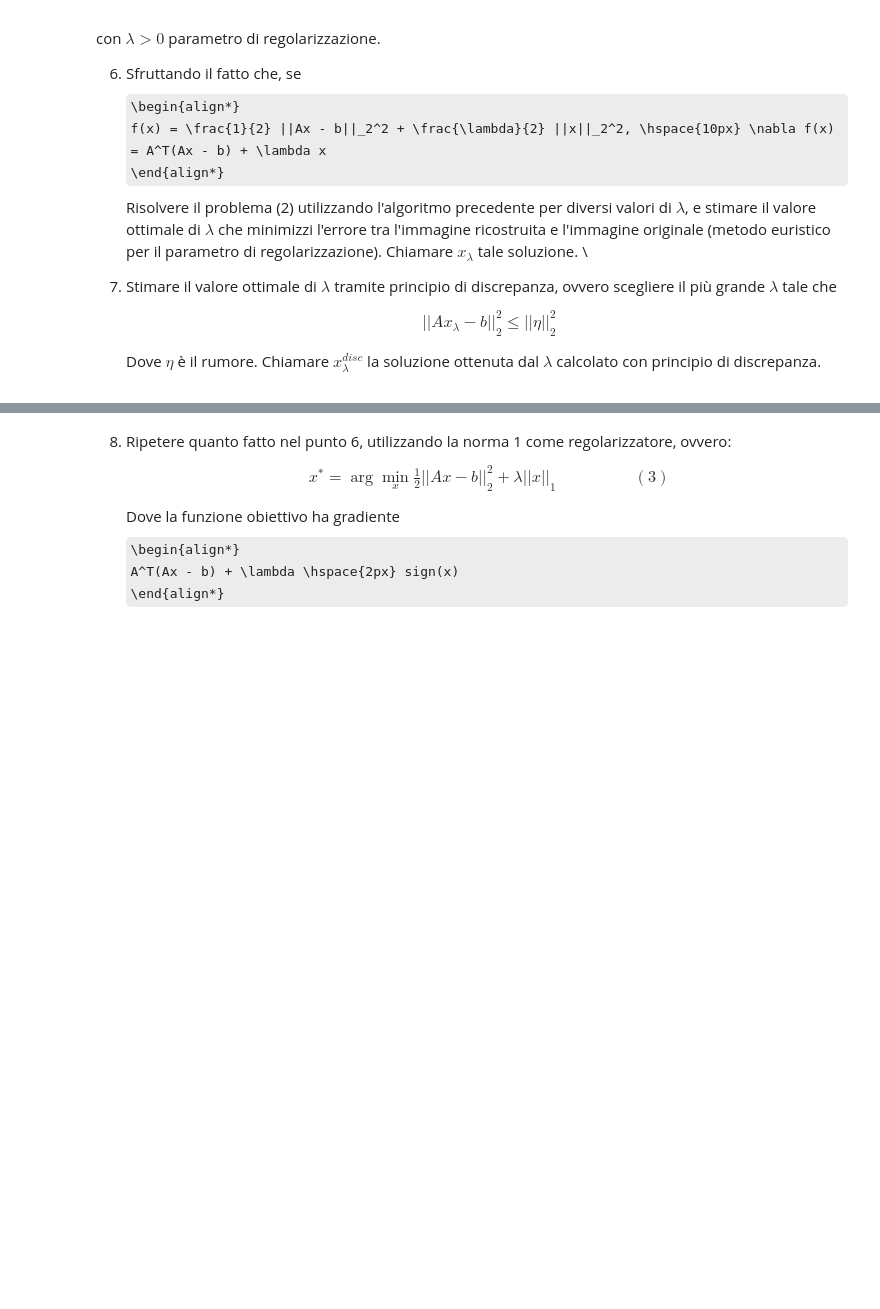
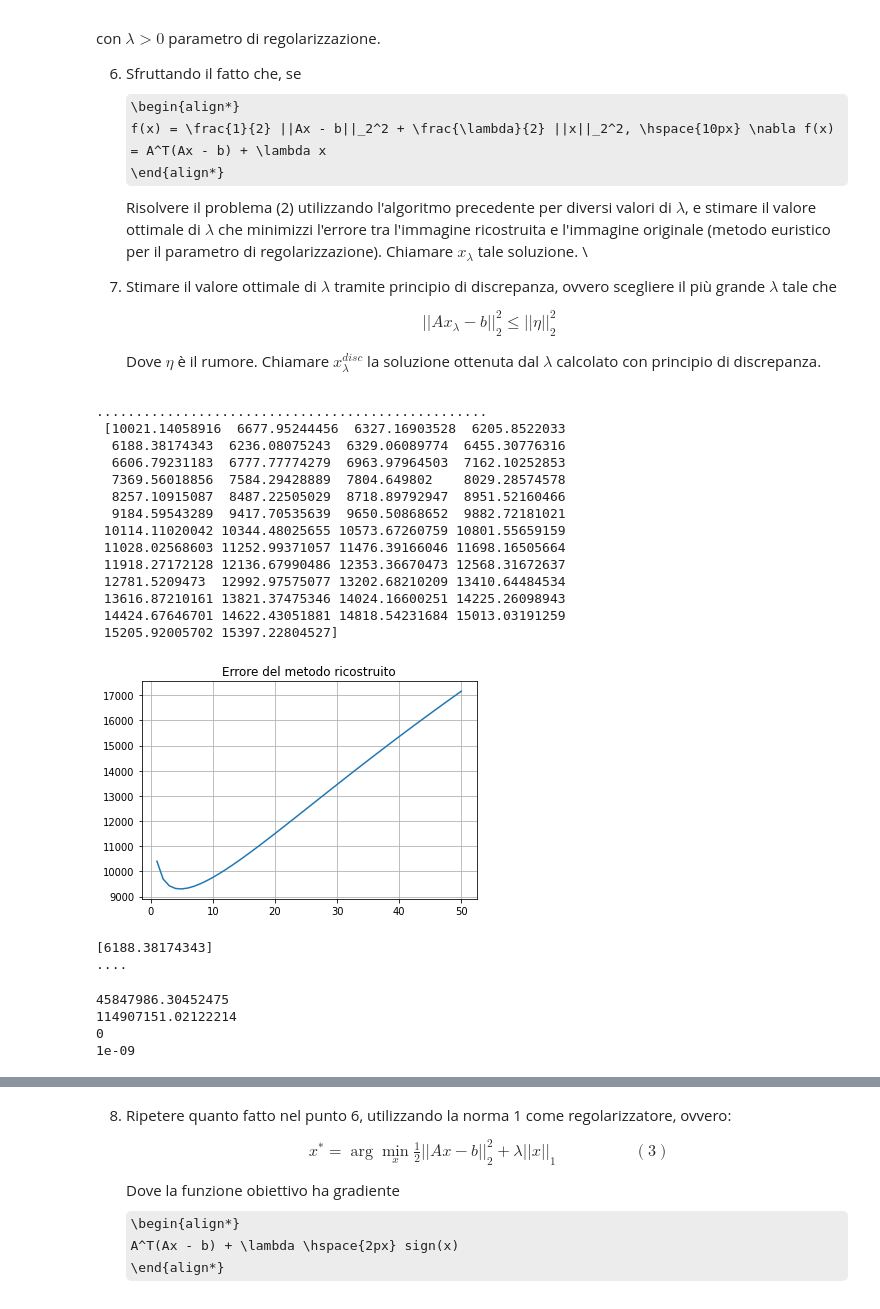
Before and after one commit to lucadonnoh/progetto-deblur, a Jupyter notebook: Progetto_Deblur_CN.ipynb, the cells around one changed output, grey strips where cells are left out. Saved outputs shown, nothing was run; the diff lists cells and outputs as text; code cells hidden in the pictures; some formulas as TeX source; blank space fills up the shorter version.

```diff
--- a/Progetto_Deblur_CN.ipynb
+++ b/Progetto_Deblur_CN.ipynb
@@ -259,3 +257,38 @@ Risolvere il problema (2) utilizzando l'algoritmo precedente per diversi valori
   ||A x_\lambda - b||_2^2 \leq ||\eta||_2^2
 \end{align*}
 Dove $\eta$ è il rumore. Chiamare $x_\lambda^{disc}$ la soluzione ottenuta dal $\lambda$ calcolato con principio di discrepanza.
+# %%
+def f_reg(x, b, lamb): #
+  return 0.5*(np.linalg.norm(A(x)-b))**2 + 0.5*lamb*np.linalg.norm(x)**2
+
+def grad_f_reg(x, b, lamb):
+  return AT(A(x)-b) + lamb*x
+
+def next_step_reg(x, b, f, grad, lamb):
+  alpha = 1.1
+  rho = 0.5
+  c1 = 0.25
+  k = 0
+
+  while f_reg(x-alpha*grad, b, lamb) > f_reg(x, b, lamb) - alpha * c1 * np.linalg.norm(grad, 'fro') ** 2:
+    alpha *= rho
+    k += 1
+
+  return alpha;
+
+def minimize_reg(x0, x_true, b, lamb, maxit, abstop):
+  x = x0
+  grad = grad_f_reg(x, b, lamb)
+  err = np.zeros(maxit) #errore alla k-esima iterazione
+
+  k = 0
+  while (np.linalg.norm(grad) > abstop) and (k < maxit):
+    x = x + next_step_reg(x, b, f, grad, lamb) * (-grad) # x + passo*direzione (-gradiente ovvero massima decrescita)
+    grad = grad_f_reg(x, b, lamb)
+    err[k]  = np.linalg.norm(x_true - x)  #distanza con la norma2, prima fa la differenza membro a membro fra matrici poi ne calcola la norma2
+                                          #TODO: in teoria si potrebbe trasformare entrambi le matrici in vettori e poi farne la distanza ma ha senso?
+    k += 1
+    print(".", end='')
+
+  err = err[:k]  #l'ultima iterazione è esclusa perchè l'estremo destro viene escluso
+  return(x, k, err)
@@ -261,0 +307,36 @@ Dove $\eta$ è il rumore. Chiamare $x_\lambda^{disc}$ la soluzione ottenuta dal
+# %%
+lamb = 0.0001001111 #lambda con metodo euristico
+x0 = np.zeros(X.shape) # immagine ricostruita al passo 0
+(x_rec, ite_rec, err_reg) = minimize_reg(x0, X, B, lamb, MAXITERATIONS, ABSOLUTE_STOP) #anche se nelle funzioni viene utilizzato 'x' viene passata 'X' ovvero la matrice dell'immagine
+print("\n", err_reg)
+plot(ite_rec, err_reg,"Errore del metodo ricostruito")
+
+X_reg_index = find_x_trunc(err_reg)
+print(err_reg[X_reg_index])
+X_lambda,_,_= minimize_reg(x0,X,B, lamb,X_reg_index, ABSOLUTE_STOP)
+# %% [output]
+..................................................
+ [10021.14058916  6677.95244456  6327.16903528  6205.8522033
+  6188.38174343  6236.08075243  6329.06089774  6455.30776316
+  6606.79231183  6777.77774279  6963.97964503  7162.10252853
+  7369.56018856  7584.29428889  7804.649802    8029.28574578
+  8257.10915087  8487.22505029  8718.89792947  8951.52160466
+  9184.59543289  9417.70535639  9650.50868652  9882.72181021
+ 10114.11020042 10344.48025655 10573.67260759 10801.55659159
+ 11028.02568603 11252.99371057 11476.39166046 11698.16505664
+ 11918.27172128 12136.67990486 12353.36670473 12568.31672637
+ 12781.5209473  12992.97575077 13202.68210209 13410.64484534
+ 13616.87210161 13821.37475346 14024.16600251 14225.26098943
+ 14424.67646701 14622.43051881 14818.54231684 15013.03191259
+ 15205.92005702 15397.22804527]
+[figure, added]
+[6188.38174343]
+....
+# %%
+lambda_giusto = lamb_ottimale(B, B, X_reg_index)
+print(lambda_giusto)
+# %% [output]
+45847986.30452475
+114907151.02122214
+0
+1e-09
```
Also changed, not shown: parts of 8 cells of this notebook.
